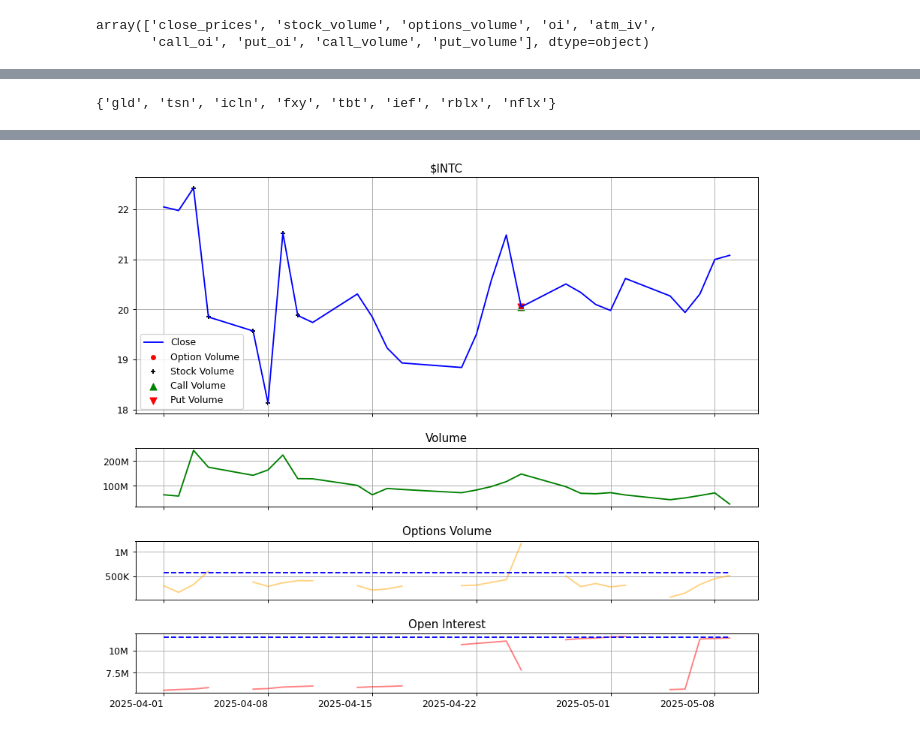
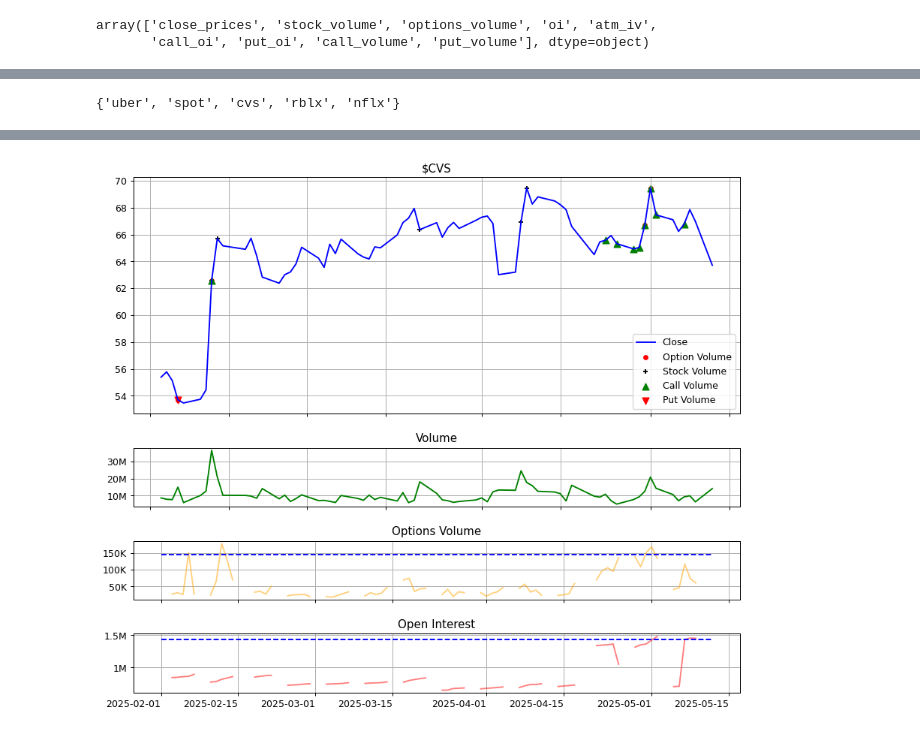
Before and after one commit to jach8/stock_watcher, a Jupyter notebook: models/trends/cd3.ipynb, the cells around one changed output, grey strips where cells are left out. Drawn from its saved outputs; the diff is of its cells as text; code cells hidden in the pictures.

```diff
--- a/models/trends/cd3.ipynb
+++ b/models/trends/cd3.ipynb
@@ -166,10 +166,11 @@ Decreasing Price Volume:
 # %%
 b = set(increasing_options_volume) & set(increasing_price) & set(increasing_call_volume) & set(increasing_call_oi)
+b = set(increasing_options_volume) & set(increasing_price)
 print(b)
 # %% [output]
-{'gld', 'tsn', 'icln', 'fxy', 'tbt', 'ief', 'rblx', 'nflx'}
+{'uber', 'spot', 'cvs', 'rblx', 'nflx'}
 # %%
-_, odf = show_volume_oi('intc',start_date = "2025-04-01")
+_, odf = show_volume_oi('cvs',start_date = "2025-02-01")
 
-pretty_print(odf[['total_vol', 'call_vol_chng', 'put_vol_chng', 'total_oi', 'call_oi_chng', 'put_oi_chng']].tail())
+pretty_print(odf[['total_vol', 'call_vol_chng', 'put_vol_chng', 'total_oi', 'call_oi','call_oi_chng', 'put_oi','put_oi_chng']].tail())
 # %% [output]
@@ -183,4 +184,4 @@ pretty_print(odf[['total_vol', 'call_vol_chng', 'put_vol_chng', 'total_oi', 'cal
-[figure, old version]
+[figure, new version]
 # %%
 change_df = df[df.change_point == 1]
 call_volume_change = list(change_df[change_df.metric.isin(['call_volume'])].stock.unique())
```
Also changed, not shown: parts of 10 cells of this notebook, 1 other file.
